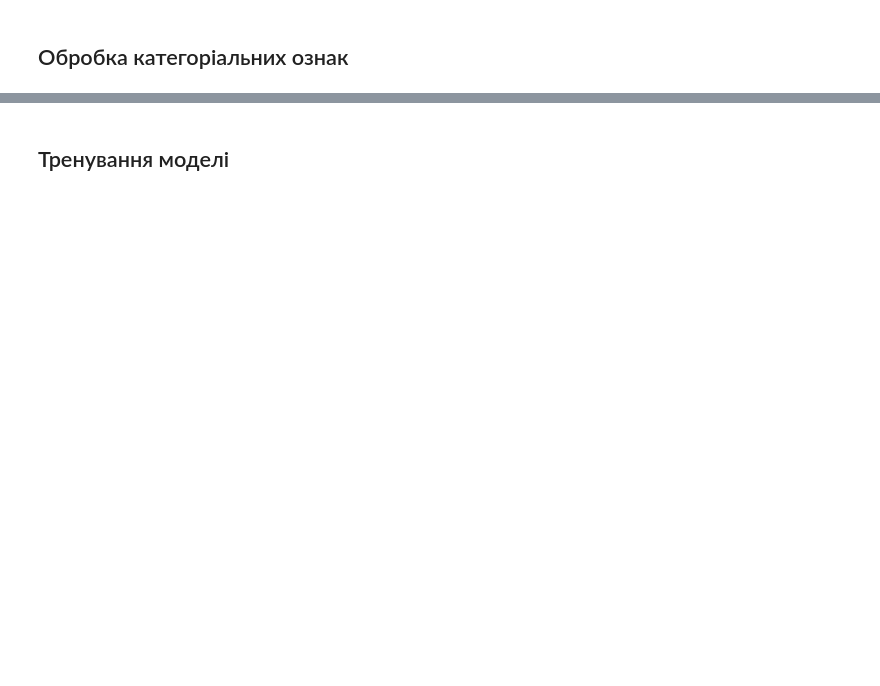
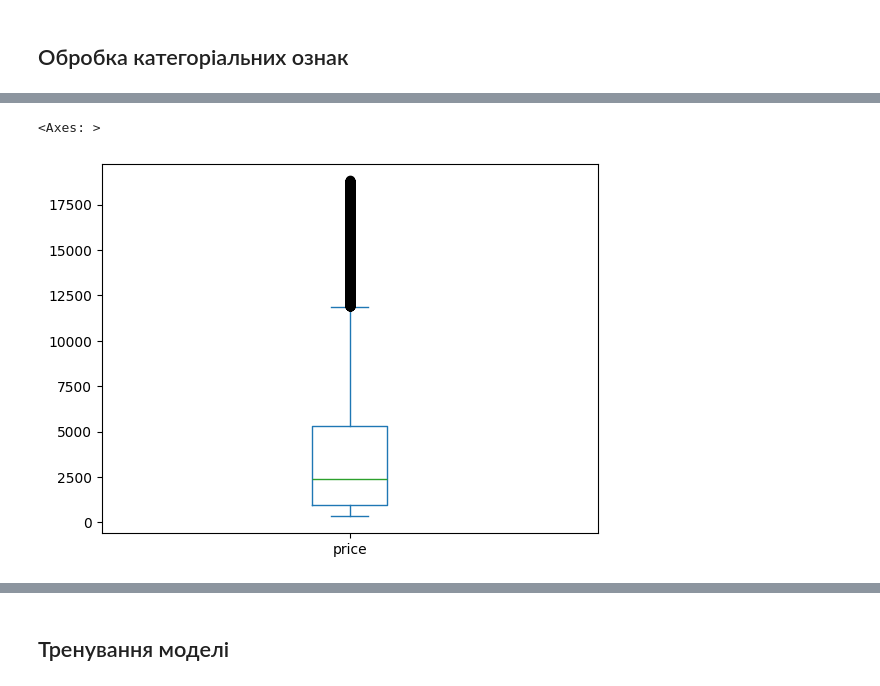
Before and after one commit to HalyshAnton/Python-AI, a Jupyter notebook: linear_regression.ipynb, the cells around one changed output, grey strips where cells are left out. Cells and saved outputs as stored; diff of their text form; code cells hidden in the pictures; blank space fills up the shorter version.

```diff
--- a/linear_regression.ipynb
+++ b/linear_regression.ipynb
@@ -429,0 +447,5 @@ df.head()
+# %%
+df['price'].plot(kind='box')
+# %% [output]
+<Axes: >
+[figure, added]
```
Also changed, not shown: parts of 35 cells of this notebook.
